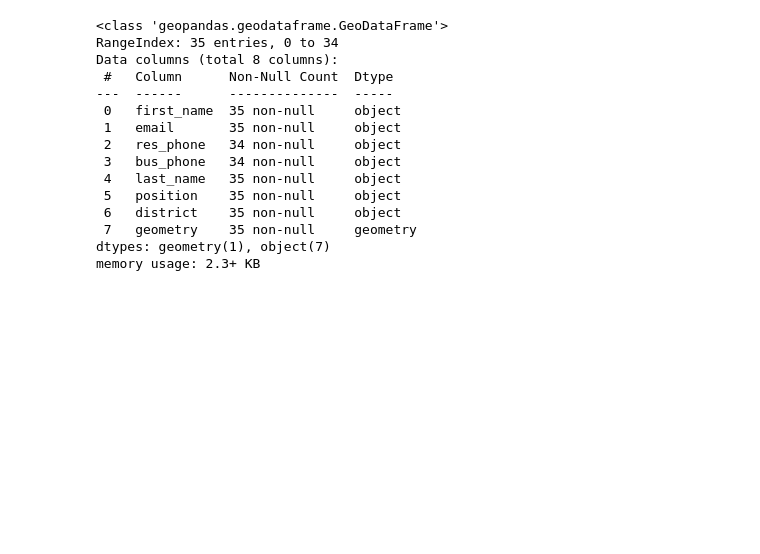
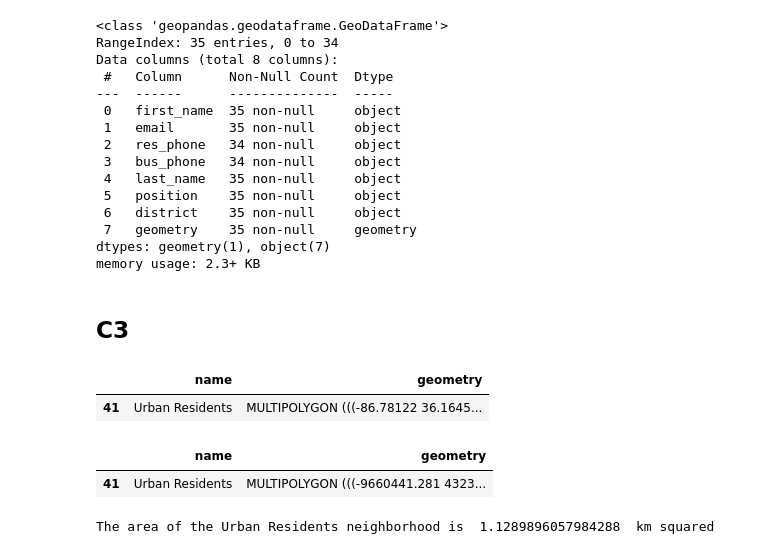
Before and after one commit to Shawn-Ng/data-science, a Jupyter notebook: geospatial/visualizing-geospatial-data-in-python/visualizing-geospatial-data-in-python.ipynb, the cells around one changed output. Saved outputs shown, nothing was run; the diff lists cells and outputs as text; code cells hidden in the pictures; blank space fills up the shorter version.

```diff
--- a/geospatial/visualizing-geospatial-data-in-python/visualizing-geospatial-data-in-python.ipynb
+++ b/geospatial/visualizing-geospatial-data-in-python/visualizing-geospatial-data-in-python.ipynb
@@ -278,3 +278,22 @@ Data columns (total 8 columns):
  7   geometry    35 non-null     geometry
 dtypes: geometry(1), object(7)
 memory usage: 2.3+ KB
+# %% [markdown]
+## C3
+# %%
+# Print the head of the urban polygon
+display(urban_polygon.head())
+
+# Create a copy of the urban_polygon using EPSG:3857 and print the head
+urban_poly_3857 = urban_polygon.to_crs(epsg = 3857)
+display(urban_poly_3857.head())
+
+# Print the area of urban_poly_3857 in kilometers squared
+area = urban_poly_3857.geometry.area / 10**6
+print('The area of the Urban Residents neighborhood is ', area.values[0], ' km squared')
+# %% [output]
+|  | name | geometry |
+| 41 | Urban Residents | MULTIPOLYGON (((-86.78122 36.1645... |
+|  | name | geometry |
+| 41 | Urban Residents | MULTIPOLYGON (((-9660441.281 4323... |
+The area of the Urban Residents neighborhood is  1.1289896057984288  km squared
```
Also changed, not shown: parts of 11 cells of this notebook.
